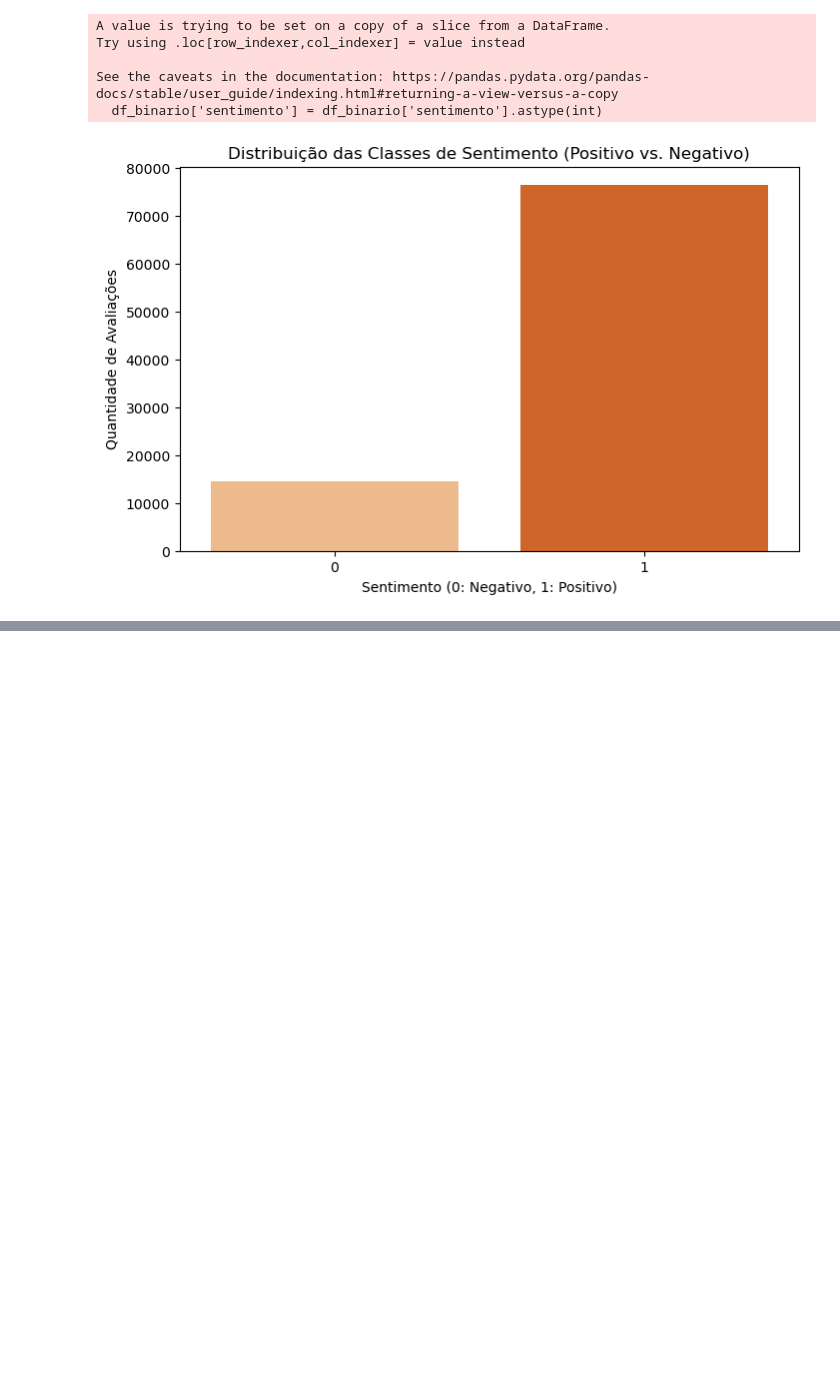
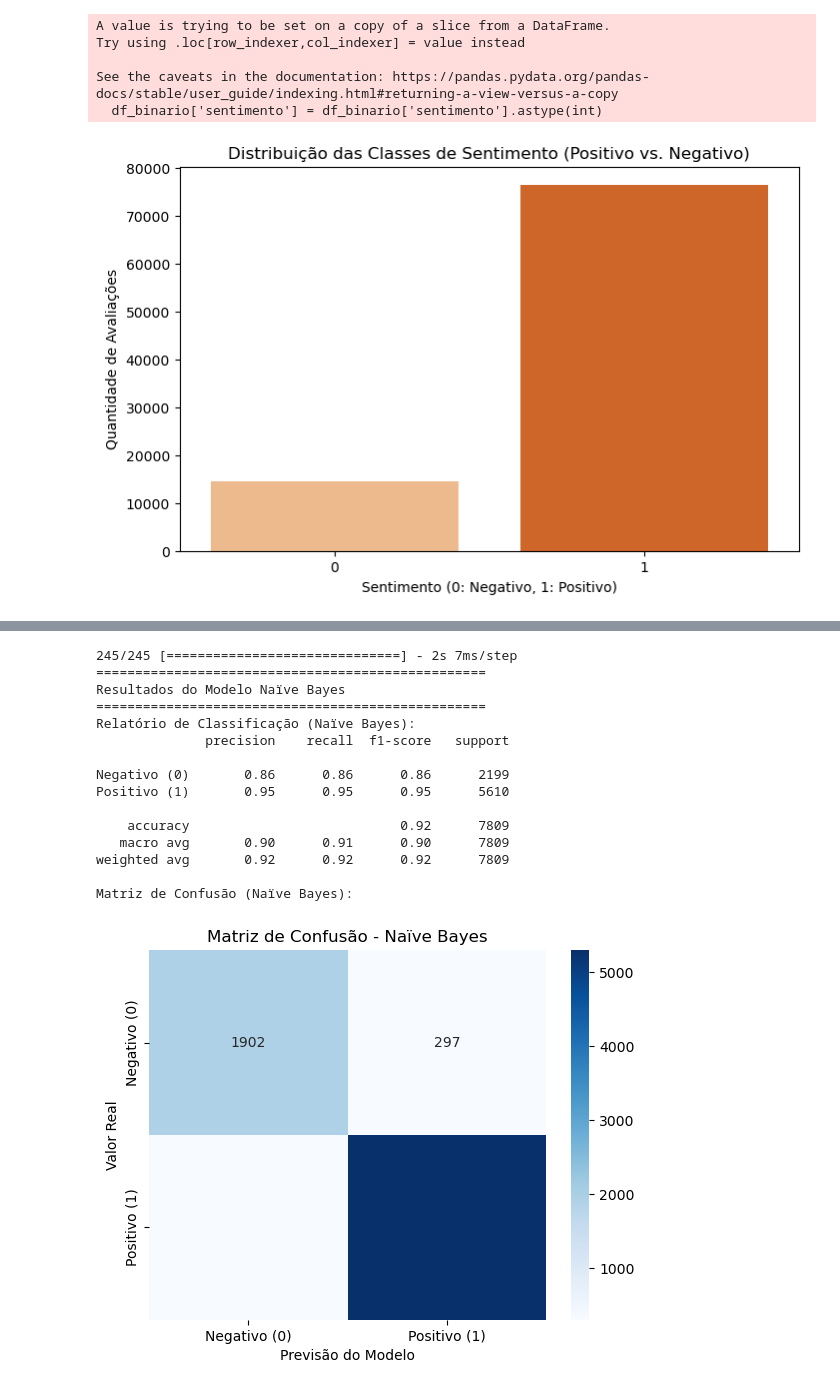
Before and after one commit to decobeto/pos-inteligencia-artificial-e-aprendizado-de-maquina, a Jupyter notebook: analise_e_exploracao_dos_dados.ipynb, the cells around one changed output, grey strips where cells are left out. Cells and saved outputs as stored; diff of their text form; code cells hidden in the pictures; blank space fills up the shorter version.

```diff
--- a/analise_e_exploracao_dos_dados.ipynb
+++ b/analise_e_exploracao_dos_dados.ipynb
@@ -40,0 +371,79 @@ See the caveats in the documentation: https://pandas.pydata.org/pandas-docs/stab
+# %%
+from sklearn.metrics import classification_report, confusion_matrix, accuracy_score, precision_score, recall_score, f1_score
+
+y_pred_nb = modelo_nb.predict(X_teste_tfidf)
+
+y_pred_prob_lstm = modelo_lstm.predict(X_teste_pad)
+y_pred_lstm = (y_pred_prob_lstm > 0.5).astype("int32").flatten()
+
+nomes_classes = ['Negativo (0)', 'Positivo (1)']
+
+print("="*50)
+print("Resultados do Modelo Naïve Bayes")
+print("="*50)
+
+print("Relatório de Classificação (Naïve Bayes):")
+print(classification_report(y_teste, y_pred_nb, target_names=nomes_classes))
+
+print("Matriz de Confusão (Naïve Bayes):")
+matriz_nb = confusion_matrix(y_teste, y_pred_nb)
+
+sns.heatmap(matriz_nb, annot=True, fmt='d', cmap='Blues', xticklabels=nomes_classes, yticklabels=nomes_classes)
+plt.title('Matriz de Confusão - Naïve Bayes')
+plt.xlabel('Previsão do Modelo')
+plt.ylabel('Valor Real')
+plt.show()
+
+print("\n"+"="*50)
+print("Resultados do Modelo LSTM")
+print("="*50)
+
+print("Relatório de Classificação (LSTM):")
+print(classification_report(y_teste, y_pred_lstm, target_names=nomes_classes))
+
+print("Matriz de Confusão (LSTM):")
+matriz_lstm = confusion_matrix(y_teste, y_pred_lstm)
+sns.heatmap(matriz_lstm, annot=True, fmt='d', cmap='Oranges', xticklabels=nomes_classes, yticklabels=nomes_classes)
+plt.title('Matriz de Confusão - LSTM')
+plt.xlabel('Previsão do Modelo')
+plt.ylabel('Valor Real')
+plt.show()
+
+metricas = {
+    'Naïve Bayes': {
+        'Acurácia': accuracy_score(y_teste, y_pred_nb),
+        'Precisão': precision_score(y_teste, y_pred_nb),
+        'Recall': recall_score(y_teste, y_pred_nb),
+        'F1-Score': f1_score(y_teste, y_pred_nb)
+    },
+    'LSTM': {
+        'Acurácia': accuracy_score(y_teste, y_pred_lstm),
+        'Precisão': precision_score(y_teste, y_pred_lstm),
+        'Recall': recall_score(y_teste, y_pred_lstm),
+        'F1-Score': f1_score(y_teste, y_pred_lstm)
+    }
+}
+
+df_resultados = pd.DataFrame(metricas).T
+
+print("\n"+"="*50)
+print("Tabela Comparativa de Resultados")
+print("="*50)
+print(df_resultados)
+# %% [output]
+245/245 [==============================] - 2s 7ms/step
+==================================================
+Resultados do Modelo Naïve Bayes
+==================================================
+Relatório de Classificação (Naïve Bayes):
+              precision    recall  f1-score   support
+
+Negativo (0)       0.86      0.86      0.86      2199
+Positivo (1)       0.95      0.95      0.95      5610
+
+    accuracy                           0.92      7809
+   macro avg       0.90      0.91      0.90      7809
+weighted avg       0.92      0.92      0.92      7809
+
+Matriz de Confusão (Naïve Bayes):
+[figure, added]
```
Also changed, not shown: parts of 33 cells of this notebook.
